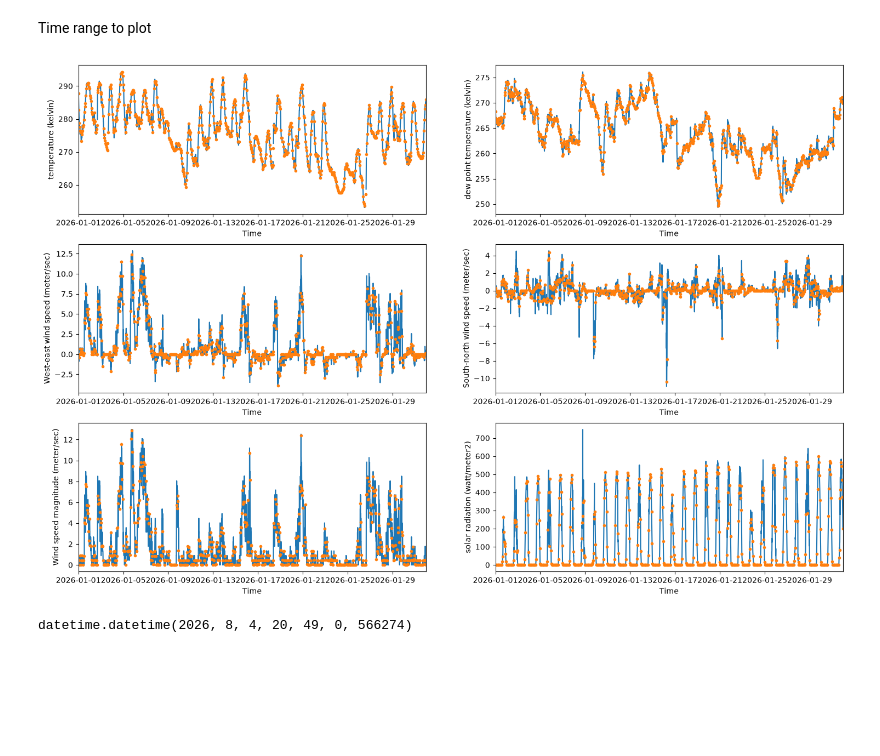
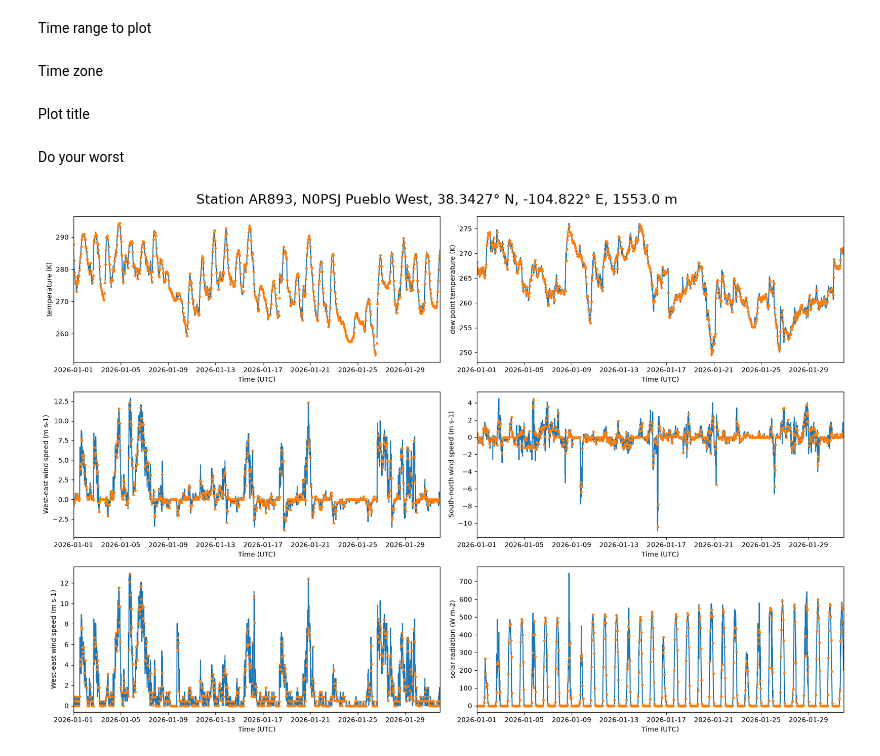
Before and after one commit to jankazil/madis-data, a Jupyter notebook: notebooks/HowTo.ipynb, the cells around one changed output. Saved outputs shown, nothing was run; the diff lists cells and outputs as text; code cells hidden in the pictures; blank space fills up the shorter version.

```diff
--- a/notebooks/HowTo.ipynb
+++ b/notebooks/HowTo.ipynb
@@ -172,47 +179,64 @@ station_ix = np.flatnonzero(ds_hourly['STATION_NAME'].values == station_id)
+# %%
+station_ix = np.flatnonzero(ds_hourly['station'].values == station_id)
 # %% [markdown]
 Time range to plot
 # %%
 time_min = max(ds_station_dict[station_id]['time'][0],ds_hourly['time'][0])
 time_max = min(ds_station_dict[station_id]['time'][-1],ds_hourly['time'][-1])
+# %% [markdown]
+Time zone
+# %%
+units = ds_hourly['time'].encoding['units']
+reference_time = pd.Timestamp(units.split(' since ', 1)[1])
+timezone = str(reference_time.tz)
+# %% [markdown]
+Plot title
+# %%
+title = 'Station ' + station_id + ', ' + ds_hourly['STATION_NAME'][station_ix].values[0] + ', ' \
+       + str(ds_hourly['LAT'][station_ix].values[0]) + ds_hourly['LAT'].attrs['units'] + ', ' \
+       + str(ds_hourly['LON'][station_ix].values[0]) + ds_hourly['LON'].attrs['units'] + ', ' \
+       + str(ds_hourly['ELEV'][station_ix].values[0]) + ' ' + ds_hourly['ELEV'].attrs['units']
+# %% [markdown]
+Do your worst
 # %%
 fig, axes = plt.subplots(3,2,figsize=(18,12),squeeze=False)
+
+fig.suptitle(title, fontsize=20, y=0.98,)
+
+fig.subplots_adjust(left=0.08,right=0.97,bottom=0.08,top=0.94,wspace=0.10,hspace=0.20)
 
 var_name = 'temperature'
 axes[0,0].plot(ds_station_dict[station_id]['time'],ds_station_dict[station_id][var_name][:].values)
 axes[0,0].plot(ds_hourly['time'],ds_hourly[var_name][:,station_ix].values,marker='.',linewidth=0)
-axes[0,0].set_ylabel(ds_station_dict[station_id][var_name].attrs['long_name'] + ' (' + ds_station_dict[station_id][var_name].attrs['units'] + ')')
+axes[0,0].set_ylabel(ds_hourly[var_name].attrs['long_name'] + ' (' + ds_hourly[var_name].attrs['units'] + ')')
 
 var_name = 'dewpoint'
 axes[0,1].plot(ds_station_dict[station_id]['time'],ds_station_dict[station_id][var_name][:].values)
 axes[0,1].plot(ds_hourly['time'],ds_hourly[var_name][:,station_ix].values,marker='.',linewidth=0)
-axes[0,1].set_ylabel(ds_station_dict[station_id][var_name].attrs['long_name'] + ' (' + ds_station_dict[station_id][var_name].attrs['units'] + ')')
+axes[0,1].set_ylabel(ds_hourly[var_name].attrs['long_name'] + ' (' + ds_hourly[var_name].attrs['units'] + ')')
 
 var_name = 'U10'
 axes[1,0].plot(ds_station_dict[station_id]['time'],ds_station_dict[station_id][var_name][:].values)
 axes[1,0].plot(ds_hourly['time'],ds_hourly[var_name][:,station_ix].values,marker='.',linewidth=0)
-axes[1,0].set_ylabel(ds_station_dict[station_id][var_name].attrs['long_name'] + ' (' + ds_station_dict[station_id][var_name].attrs['units'] + ')')
+axes[1,0].set_ylabel(ds_hourly[var_name].attrs['long_name'] + ' (' + ds_hourly[var_name].attrs['units'] + ')')
 
 var_name = 'V10'
 axes[1,1].plot(ds_station_dict[station_id]['time'],ds_station_dict[station_id][var_name][:].values)
 axes[1,1].plot(ds_hourly['time'],ds_hourly[var_name][:,station_ix].values,marker='.',linewidth=0)
-axes[1,1].set_ylabel(ds_station_dict[station_id][var_name].attrs['long_name'] + ' (' + ds_station_dict[station_id][var_name].attrs['units'] + ')')
+axes[1,1].set_ylabel(ds_hourly[var_name].attrs['long_name'] + ' (' + ds_hourly[var_name].attrs['units'] + ')')
 
 var_name = 'Wind speed'
 axes[2,0].plot(ds_station_dict[station_id]['time'],np.sqrt(ds_station_dict[station_id]['U10'][:]**2+ds_station_dict[station_id]['V10'][:]**2))
 axes[2,0].plot(ds_hourly['time'],np.sqrt(ds_hourly['U10'][:,station_ix]**2+ds_hourly['V10'][:,station_ix]**2),marker='.',linewidth=0)
-axes[2,0].set_ylabel('Wind speed magnitude' + ' (' + ds_station_dict[station_id]['U10'].attrs['units'] + ')')
+axes[2,0].set_ylabel(ds_hourly['U10'].attrs['long_name'] + ' (' + ds_hourly['U10'].attrs['units'] + ')')
 
 var_name = 'solarRadiation'
 axes[2,1].plot(ds_station_dict[station_id]['time'],ds_station_dict[station_id][var_name][:].values)
 axes[2,1].plot(ds_hourly['time'],ds_hourly[var_name][:,station_ix].values,marker='.',linewidth=0)
-axes[2,1].set_ylabel(ds_station_dict[station_id][var_name].attrs['long_name'] + ' (' + ds_station_dict[station_id][var_name].attrs['units'] + ')')
+axes[2,1].set_ylabel(ds_hourly[var_name].attrs['long_name'] + ' (' + ds_hourly[var_name].attrs['units'] + ')')
 
 for ax in axes.flat:
     ax.set_xlim([time_min,time_max])
-    ax.set_xlabel('Time')
+    ax.set_xlabel('Time (' + timezone + ')')
 # %% [output]
-[figure, old version]
+[figure, new version]
-# %%
-datetime.now()
-# %% [output]
-datetime.datetime(2026, 8, 4, 20, 49, 0, 566274)
```
Also changed, not shown: parts of 19 cells of this notebook.
